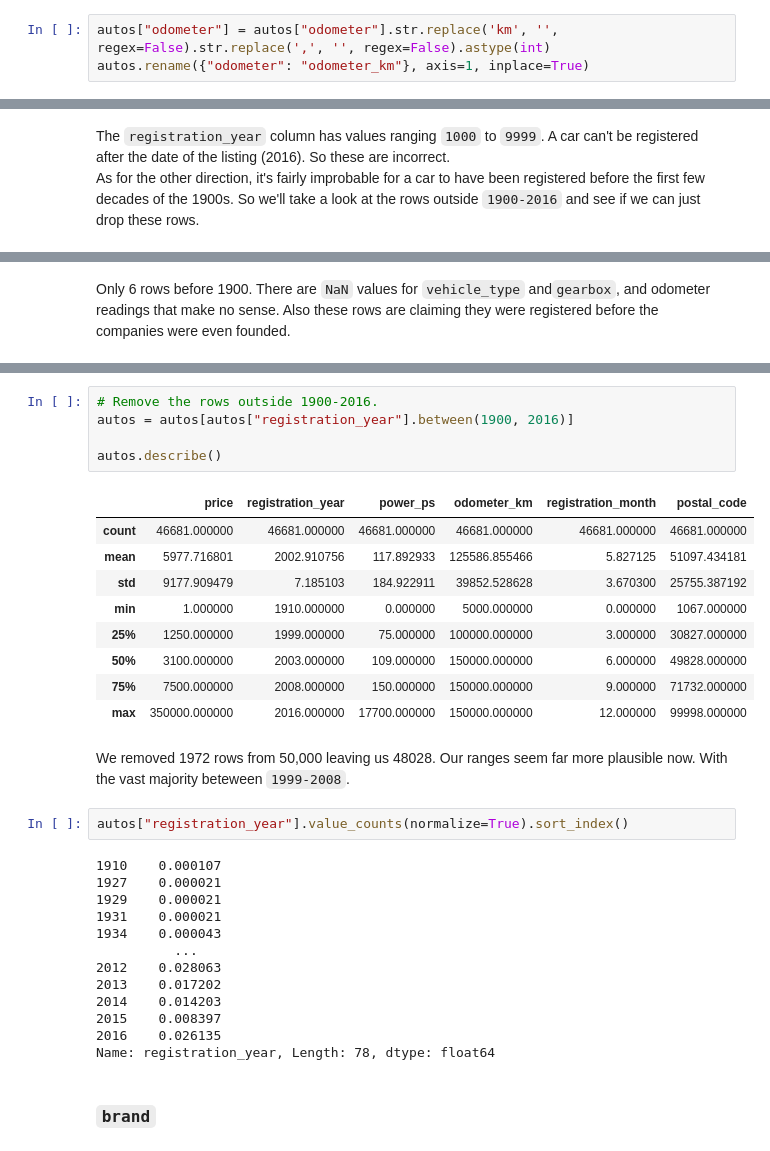
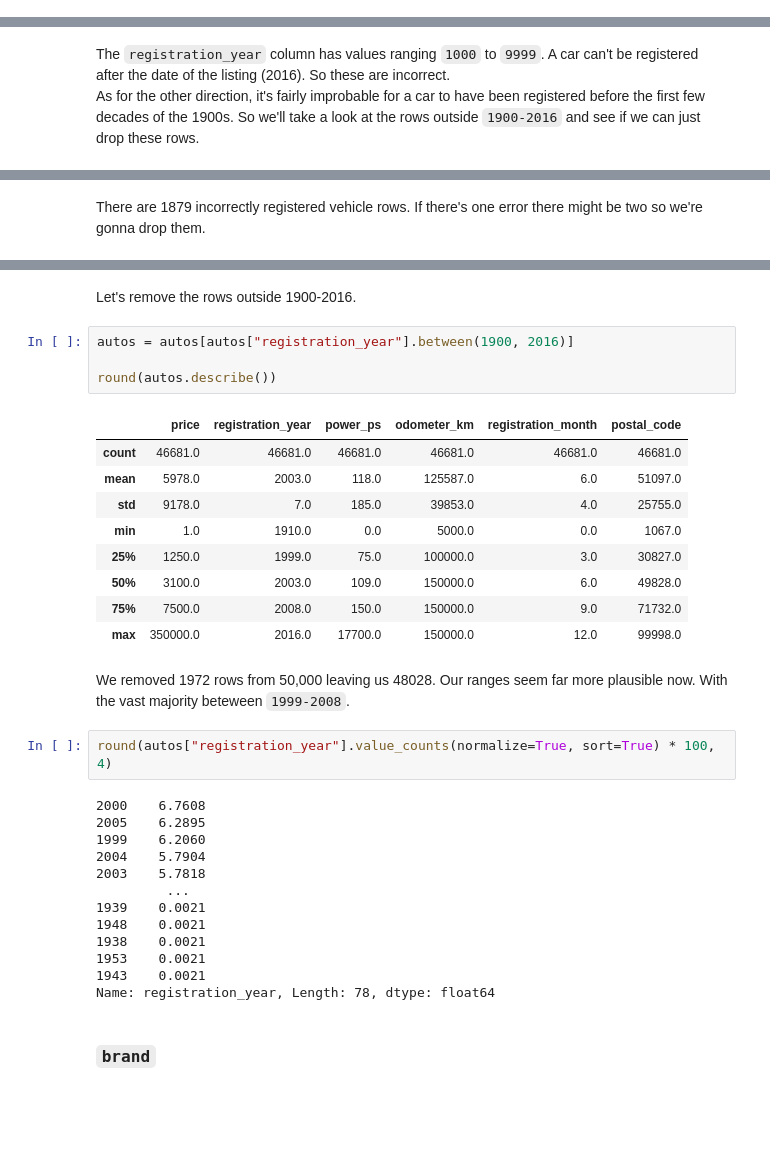
Before and after one commit to capncrockett/Dataquest, a Jupyter notebook: eBay Car Sales/ebay_car_sales.ipynb, the cells around one changed output, grey strips where cells are left out. Drawn from its saved outputs; the diff is of its cells as text; blank space fills up the shorter version.

```diff
--- a/eBay Car Sales/ebay_car_sales.ipynb
+++ b/eBay Car Sales/ebay_car_sales.ipynb
@@ -230,6 +240,3 @@ unique           13
 top       150,000km
 freq          32424
 Name: odometer, dtype: object
-# %%
-autos["odometer"] = autos["odometer"].str.replace('km', '', regex=False).str.replace(',', '', regex=False).astype(int)
-autos.rename({"odometer": "odometer_km"}, axis=1, inplace=True)
@@ -436,8 +401,8 @@ pre_1900
 | 24511 | 2016-03-17 19:45:11 | Trabant__wartburg__Ostalgie | 490 | control | NaN | 1111 | NaN | 0 | NaN | ... |
 | 32585 | 2016-04-02 16:56:39 | UNFAL_Auto | 450 | control | NaN | 1800 | NaN | 1800 | NaN | ... |
 | 49283 | 2016-03-15 18:38:53 | Citroen_HY | 7750 | control | NaN | 1001 | NaN | 0 | andere | ... |
-# %% [markdown]
-Only 6 rows before 1900. There are `NaN` values for `vehicle_type` and`gearbox`, and odometer readings that make no sense. Also these rows are claiming they were registered before the companies were even founded.
+# %% [markdown]
+There are 1879 incorrectly registered vehicle rows. If there's one error there might be two so we're gonna drop them.
 # %%
 post_2016 = autos[reg_year > 2016]
 post_2016.describe(include='all')
@@ -454,37 +419,38 @@ post_2016.describe(include='all')
 | 50% | NaN | NaN | 2000.000000 | NaN | NaN | 2017.000000 | NaN | 75.000000 | NaN | ... |
 | 75% | NaN | NaN | 4500.000000 | NaN | NaN | 2018.000000 | NaN | 120.000000 | NaN | ... |
 | max | NaN | NaN | 64900.000000 | NaN | NaN | 9999.000000 | NaN | 16011.000000 | NaN | ... |
+# %% [markdown]
+Let's remove the rows outside 1900-2016.
 # %%
-# Remove the rows outside 1900-2016.
 autos = autos[autos["registration_year"].between(1900, 2016)]
 
-autos.describe()
+round(autos.describe())
 # %% [output]
 |  | price | registration_year | power_ps | odometer_km | registration_month | postal_code |
-| count | 46681.000000 | 46681.000000 | 46681.000000 | 46681.000000 | 46681.000000 | 46681.000000 |
-| mean | 5977.716801 | 2002.910756 | 117.892933 | 125586.855466 | 5.827125 | 51097.434181 |
-| std | 9177.909479 | 7.185103 | 184.922911 | 39852.528628 | 3.670300 | 25755.387192 |
-| min | 1.000000 | 1910.000000 | 0.000000 | 5000.000000 | 0.000000 | 1067.000000 |
-| 25% | 1250.000000 | 1999.000000 | 75.000000 | 100000.000000 | 3.000000 | 30827.000000 |
-| 50% | 3100.000000 | 2003.000000 | 109.000000 | 150000.000000 | 6.000000 | 49828.000000 |
-| 75% | 7500.000000 | 2008.000000 | 150.000000 | 150000.000000 | 9.000000 | 71732.000000 |
-| max | 350000.000000 | 2016.000000 | 17700.000000 | 150000.000000 | 12.000000 | 99998.000000 |
+| count | 46681.0 | 46681.0 | 46681.0 | 46681.0 | 46681.0 | 46681.0 |
+| mean | 5978.0 | 2003.0 | 118.0 | 125587.0 | 6.0 | 51097.0 |
+| std | 9178.0 | 7.0 | 185.0 | 39853.0 | 4.0 | 25755.0 |
+| min | 1.0 | 1910.0 | 0.0 | 5000.0 | 0.0 | 1067.0 |
+| 25% | 1250.0 | 1999.0 | 75.0 | 100000.0 | 3.0 | 30827.0 |
+| 50% | 3100.0 | 2003.0 | 109.0 | 150000.0 | 6.0 | 49828.0 |
+| 75% | 7500.0 | 2008.0 | 150.0 | 150000.0 | 9.0 | 71732.0 |
+| max | 350000.0 | 2016.0 | 17700.0 | 150000.0 | 12.0 | 99998.0 |
 # %% [markdown]
 We removed 1972 rows from 50,000 leaving us 48028. Our ranges seem far more plausible now. With the vast majority beteween `1999-2008`.
 # %%
-autos["registration_year"].value_counts(normalize=True).sort_index()
+round(autos["registration_year"].value_counts(normalize=True, sort=True) * 100, 4)
 # %% [output]
-1910    0.000107
-1927    0.000021
-1929    0.000021
-1931    0.000021
-1934    0.000043
-          ...
-2012    0.028063
-2013    0.017202
-2014    0.014203
-2015    0.008397
-2016    0.026135
+2000    6.7608
+2005    6.2895
+1999    6.2060
+2004    5.7904
+2003    5.7818
+         ...
+1939    0.0021
+1948    0.0021
+1938    0.0021
+1953    0.0021
+1943    0.0021
 Name: registration_year, Length: 78, dtype: float64
 # %% [markdown]
 
```
Also changed, not shown: parts of 24 cells of this notebook.
